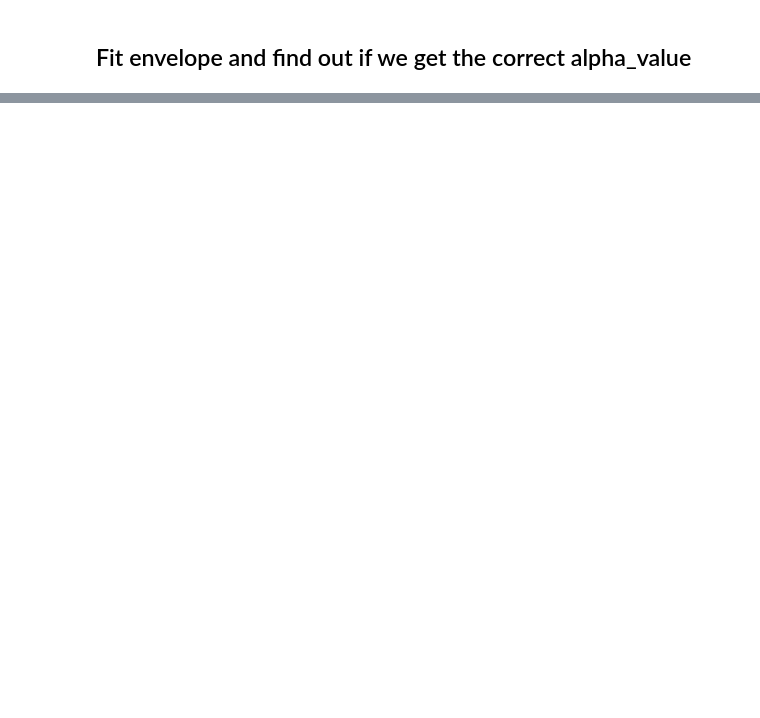
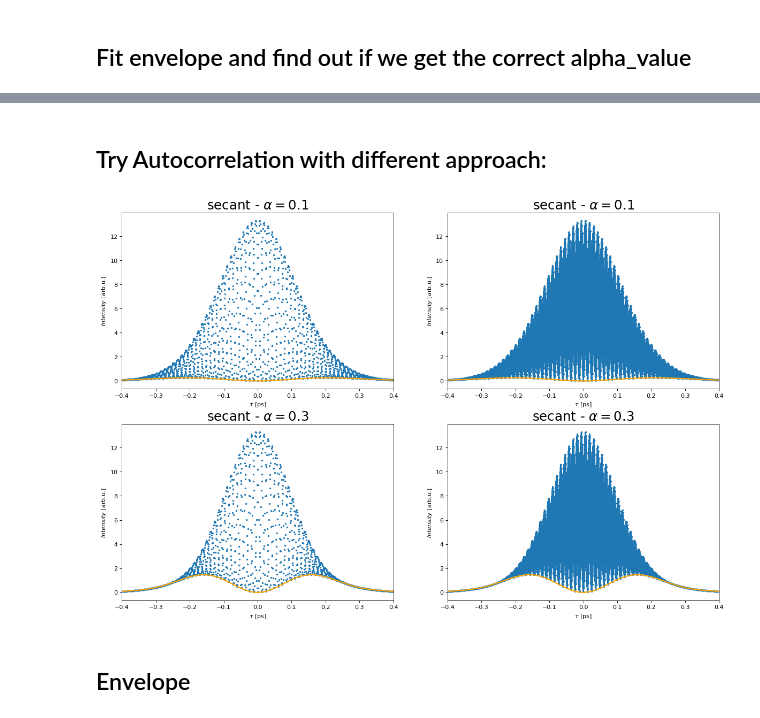
Before and after one commit to JKU-HFP/Chirp-Diagnostic, a Jupyter notebook: Simulating_Optical_Autocorrelation_of_Laser_with_Chirp.ipynb, the cells around one changed output, grey strips where cells are left out. Cells and saved outputs as stored; diff of their text form; code cells hidden in the pictures; blank space fills up the shorter version.

Commit message:
New approach worked, but notebook is a mess now

```diff
--- a/Simulating_Optical_Autocorrelation_of_Laser_with_Chirp.ipynb
+++ b/Simulating_Optical_Autocorrelation_of_Laser_with_Chirp.ipynb
@@ -556,0 +552,2 @@ plt.show()
+# %% [markdown]
+## Try Autocorrelation with different approach:
@@ -556,0 +566,38 @@ plt.show()
+# %%
+def gen_I_M_filtered_new_values(f, delta_phi, tau_limit, number_tau_values, alpha_values,  A, tau_0, omega):
+    tau_values = np.linspace(-tau_limit, tau_limit, number_tau_values)
+    I_M_values = np.empty((tau_values.size, alpha_values.size))
+    for i in range(alpha_values.size):
+        I_M_values[:,i] = I_M_filtered_new(f, delta_phi, tau_values, A[i], tau_0, omega, alpha_values[i])
+    return tau_values, I_M_values
+# %%
+tau_values_5, I_M_values_5 = gen_I_M_filtered_new_values(f_secant, delta_phi_secant, tau_limit, number_tau_values,
+                                                                      alpha_values,  A,
+                                                                      tau_0_laser, omega_laser)
+# %%
+# Create a figure of size 8x6 inches, 80 dots per inch
+plt.figure(figsize=(18, alpha_values.size * 6), dpi=80)
+
+for i in range(alpha_values.size):
+    plt.subplot(alpha_values.size, 2, 2 * i + 1)
+    plt.title(laser_type + r" - $\alpha = {}$".format(alpha_values[i]), fontsize=22)
+    plt.xlabel(r"$\tau$ [ps]")
+    plt.ylabel(r"$Intensity$ [arb.u.]")
+    plt.xlim(-tau_limit, tau_limit)
+    plt.plot(tau_values_5, I_M_values_5[:,i], ".", markersize=4)
+    plt.plot(tau_values_3, S_min_values_3[:,i], linewidth=2, color="orange")
+
+
+    plt.subplot(alpha_values.size, 2, 2 * i + 2)
+    plt.title(laser_type + r" - $\alpha = {}$".format(alpha_values[i]), fontsize=22)
+    plt.xlabel(r"$\tau$ [ps]")
+    plt.ylabel(r"$Intensity$ [arb.u.]")
+    plt.xlim(-tau_limit, tau_limit)
+    plt.plot(tau_values_5, I_M_values_5[:,i], ".", ls="-", markersize=4)
+    plt.plot(tau_values_3, S_min_values_3[:,i], linewidth=2, color="orange")
+
+plt.show()
+# %% [output]
+[figure, added]
+# %% [markdown]
+## Envelope
```
Also changed, not shown: parts of 10 cells of this notebook.
